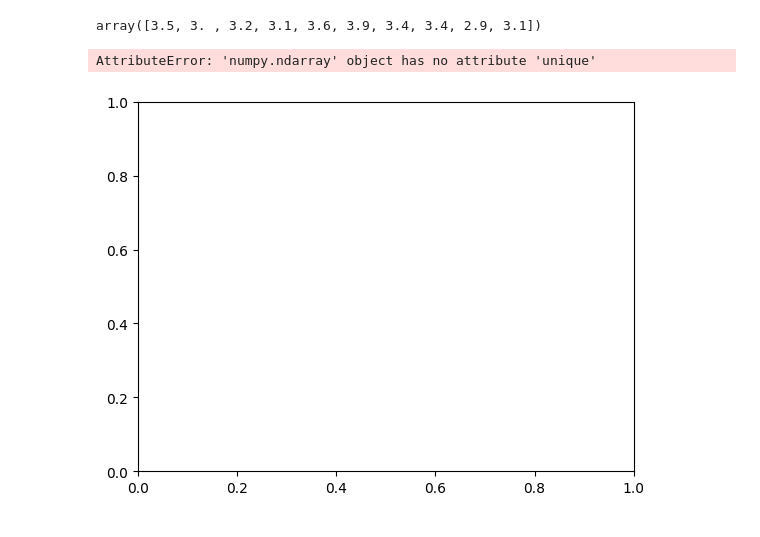
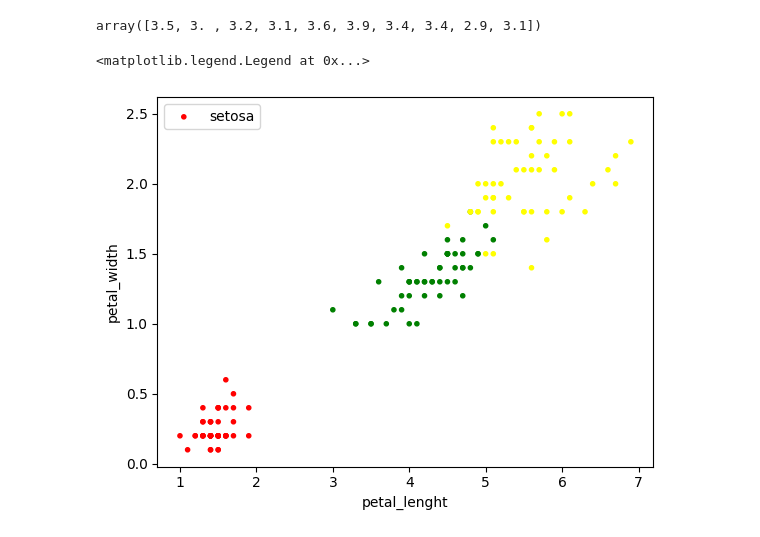
Before and after one commit to justia-pi/principles_of_DA, a Jupyter notebook: tasks.ipynb, the cells around one changed output. Cells and saved outputs as stored; diff of their text form; code cells hidden in the pictures.

```diff
--- a/tasks.ipynb
+++ b/tasks.ipynb
@@ -173,15 +173,20 @@ array([3.5, 3. , 3.2, 3.1, 3.6, 3.9, 3.4, 3.4, 2.9, 3.1])
 # %%
 # Create a figure and an axis.
 fig, ax = plt.subplots()
 
 # Scatter plot.
-classes_iris = data['target_names'].unique()
 
-ax.scatter(petal_lenght, petal_width, c= classes_iris, marker="." )
+species = ['setosa', 'versicolor', 'virginica']
+species_names = np.repeat(species, 50)
+color= {"setosa": "red", "versicolor": "green", "virginica": "yellow"}
+species_colors = [color[name] for name in species_names]
+
+ax.scatter(petal_lenght, petal_width, c=species_colors, marker=".")
 
 # Labels.
 ax.set_xlabel('petal_lenght')
 ax.set_ylabel('petal_width')
+ax.legend(species)
 # %% [output]
-AttributeError: 'numpy.ndarray' object has no attribute 'unique'
+<matplotlib.legend.Legend at 0x...>
-[figure, old version]
+[figure, new version]
```
